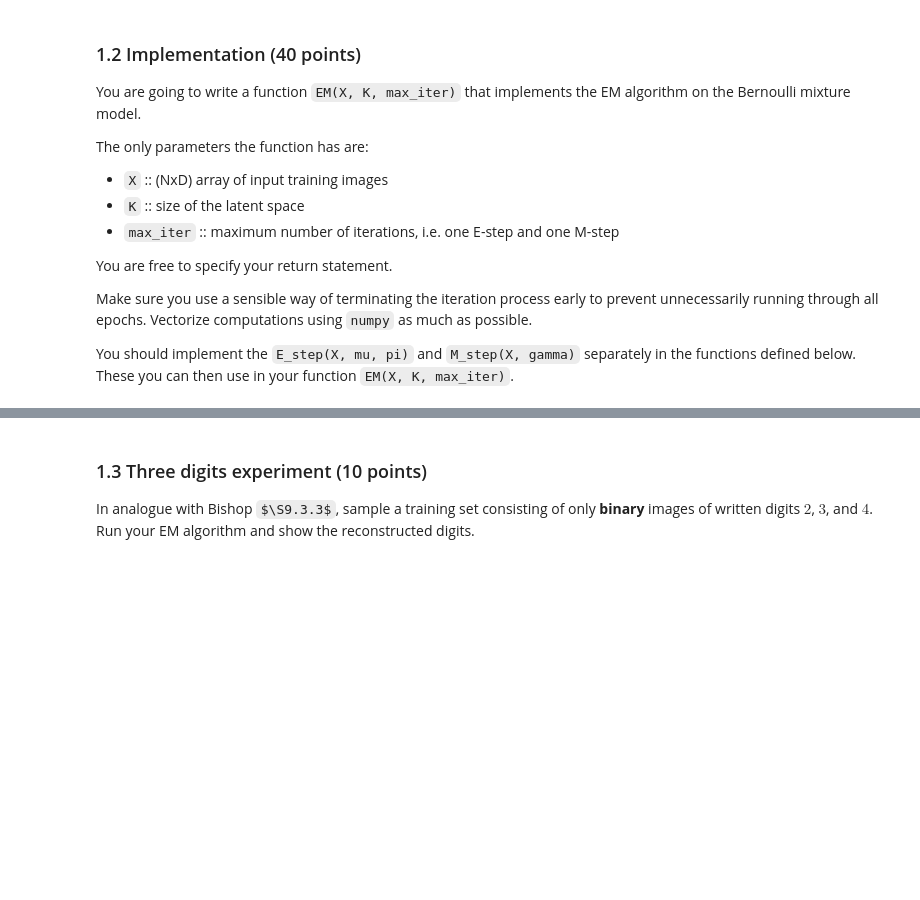
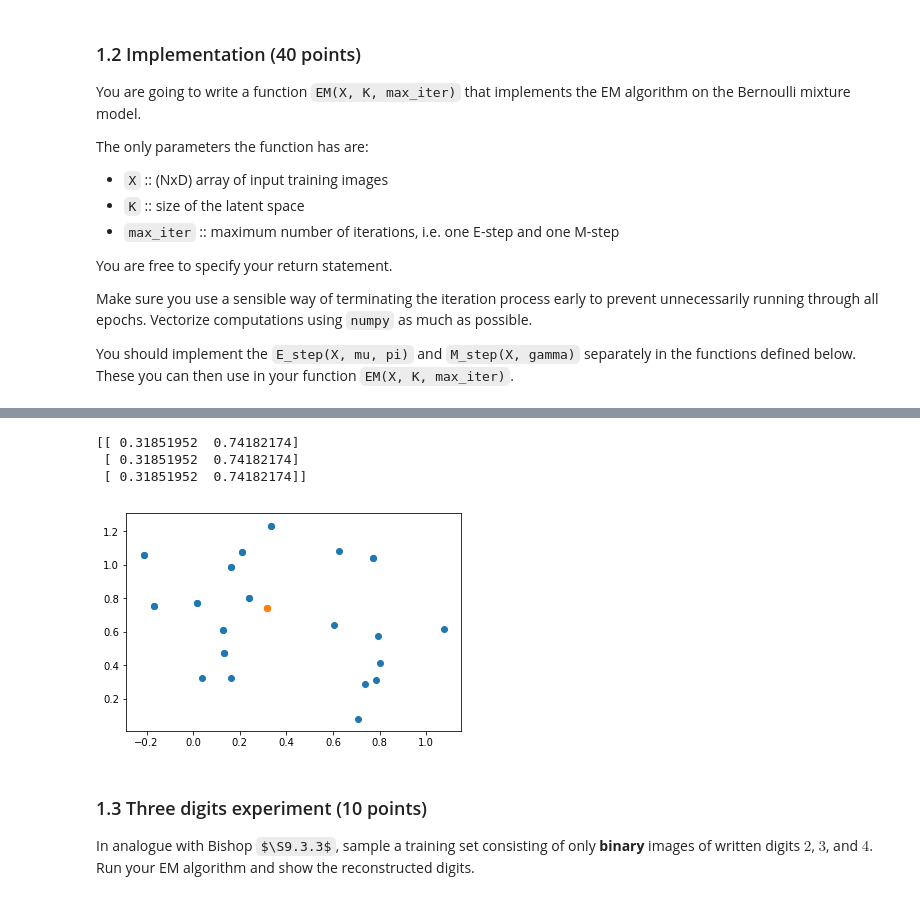
Before and after one commit to JappaB/ML2, a Jupyter notebook: lab3/10260250_10437215_lab3.ipynb, the cells around one changed output, grey strips where cells are left out. Saved outputs shown, nothing was run; the diff lists cells and outputs as text; code cells hidden in the pictures; some formulas as TeX source; blank space fills up the shorter version.

```diff
--- a/lab3/10260250_10437215_lab3.ipynb
+++ b/lab3/10260250_10437215_lab3.ipynb
@@ -311,3 +421,14 @@ EM(train_data[:5], 10, 5)
+# %%
+figure
+plt.scatter(mock_data[:, 0], mock_data[:, 1])
+plt.scatter(mu[:, 0], mu[:, 1], marker='o')
+
+print(mu)
+# %% [output]
+[[ 0.31851952  0.74182174]
+ [ 0.31851952  0.74182174]
+ [ 0.31851952  0.74182174]]
+[figure, added]
 # %% [markdown]
 ### 1.3 Three digits experiment (10 points)
 In analogue with Bishop $\S9.3.3$, sample a training set consisting of only __binary__ images of written digits $2$, $3$, and $4$. Run your EM algorithm and show the reconstructed digits.
```
Also changed, not shown: parts of 33 cells of this notebook.
